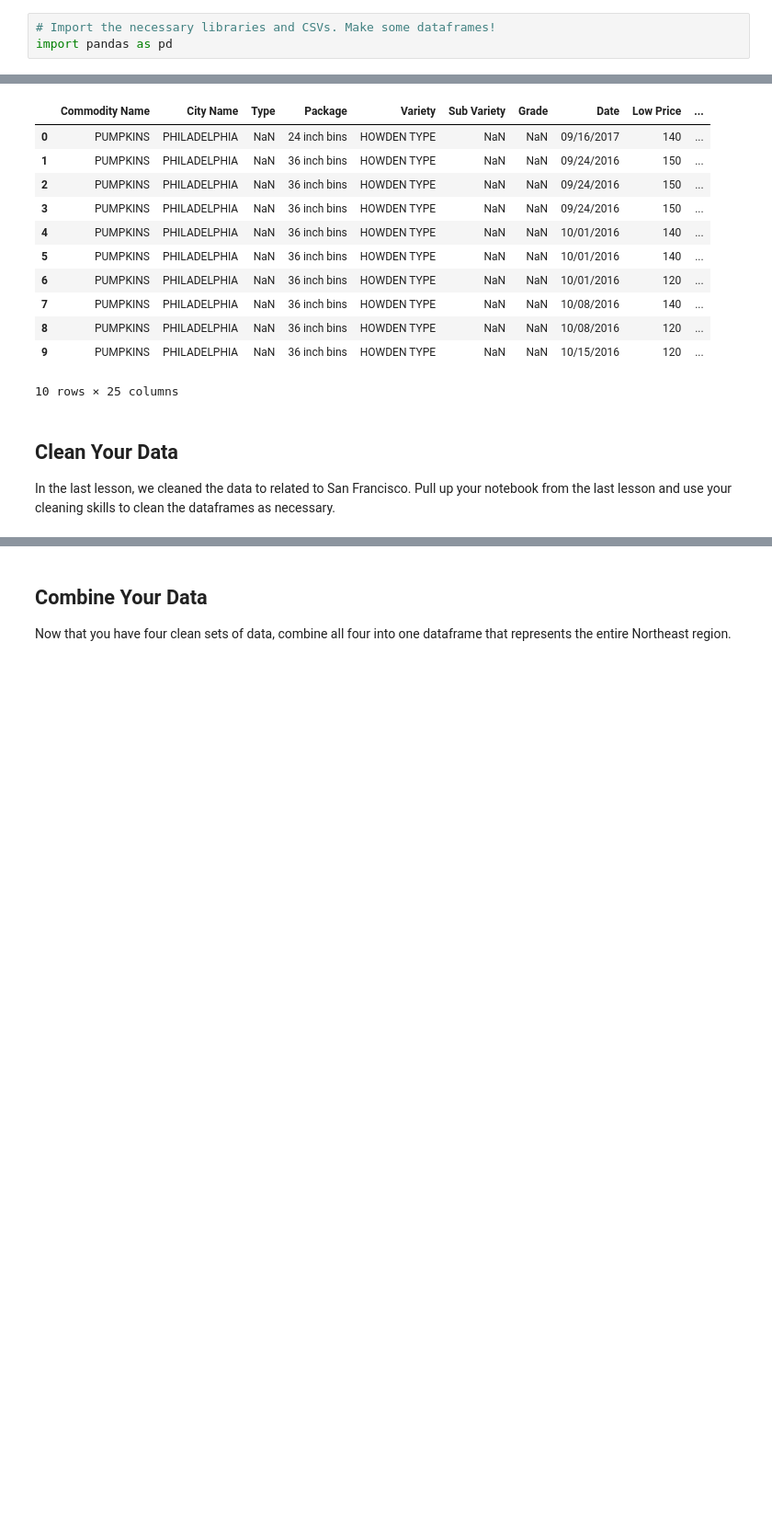
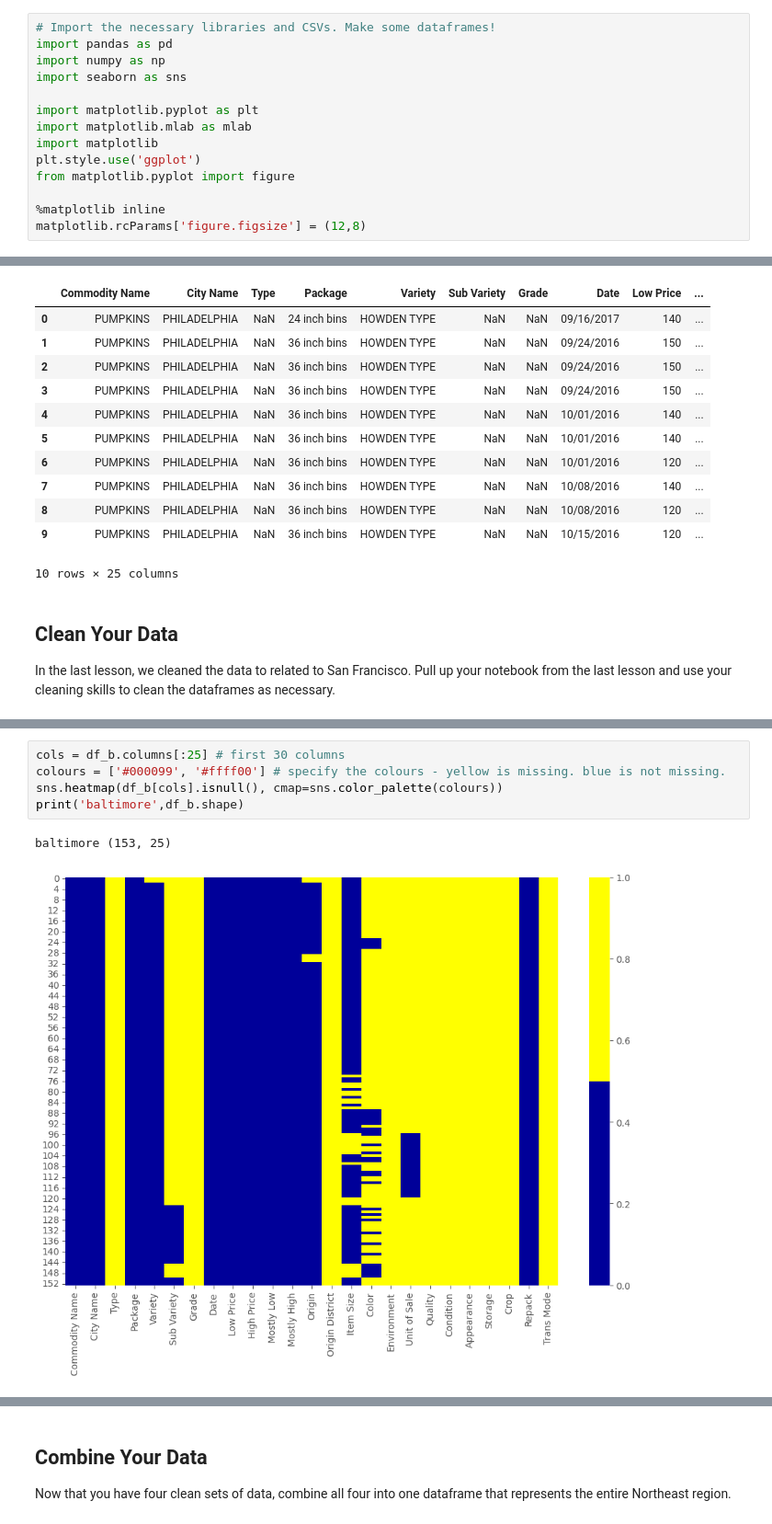
Before and after one commit to mtejasvi/data-manipulation, a Jupyter notebook: Data Manipulation Studio.ipynb, the cells around one changed output, grey strips where cells are left out. Shown: that part at 92% size. Saved outputs shown, nothing was run; the diff lists cells and outputs as text; blank space fills up the shorter version.

```diff
--- a/Data Manipulation Studio.ipynb
+++ b/Data Manipulation Studio.ipynb
@@ -11,6 +11,17 @@ Import the CSVs for each of the following cities: Baltimore, Boston, New York, a
 # %%
 # Import the necessary libraries and CSVs. Make some dataframes!
 import pandas as pd
+import numpy as np
+import seaborn as sns
+
+import matplotlib.pyplot as plt
+import matplotlib.mlab as mlab
+import matplotlib
+plt.style.use('ggplot')
+from matplotlib.pyplot import figure
+
+%matplotlib inline
+matplotlib.rcParams['figure.figsize'] = (12,8)
 # %%
 df_b=pd.read_csv('dataset/baltimore_9-24-2016_9-30-2017.csv')
 df_b.shape
@@ -80,0 +101,8 @@ AttributeError: 'NoneType' object has no attribute 'shape'
+# %%
+cols = df_b.columns[:25] # first 30 columns
+colours = ['#000099', '#ffff00'] # specify the colours - yellow is missing. blue is not missing.
+sns.heatmap(df_b[cols].isnull(), cmap=sns.color_palette(colours))
+print('baltimore',df_b.shape)
+# %% [output]
+baltimore (153, 25)
+[figure, added]
```
Also changed, not shown: parts of 23 cells of this notebook.
